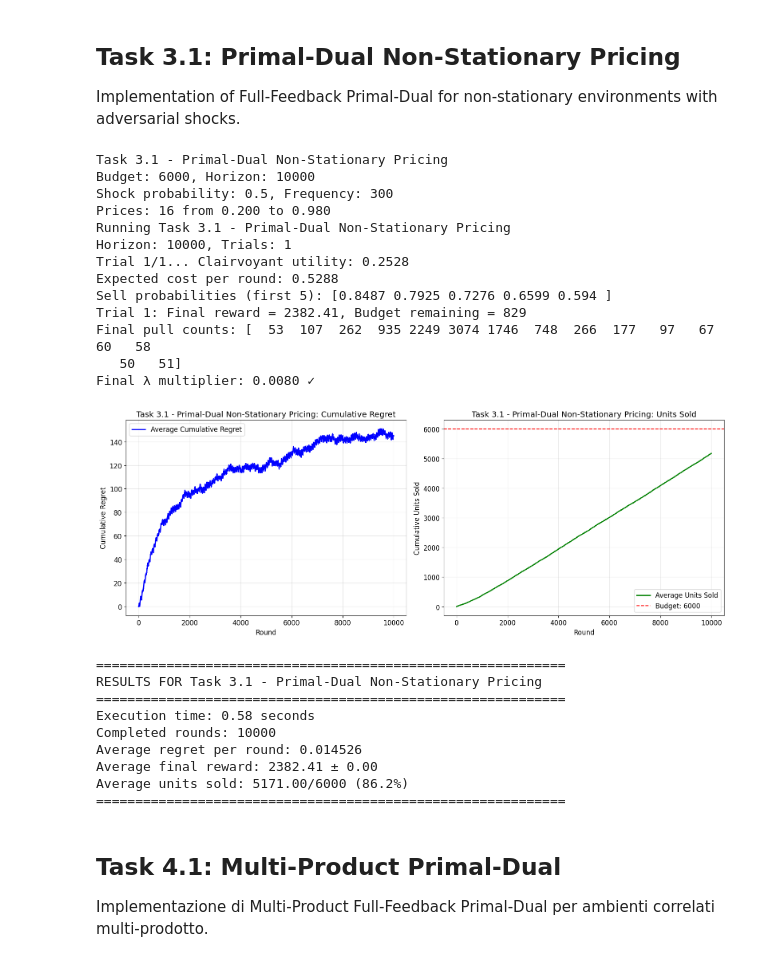
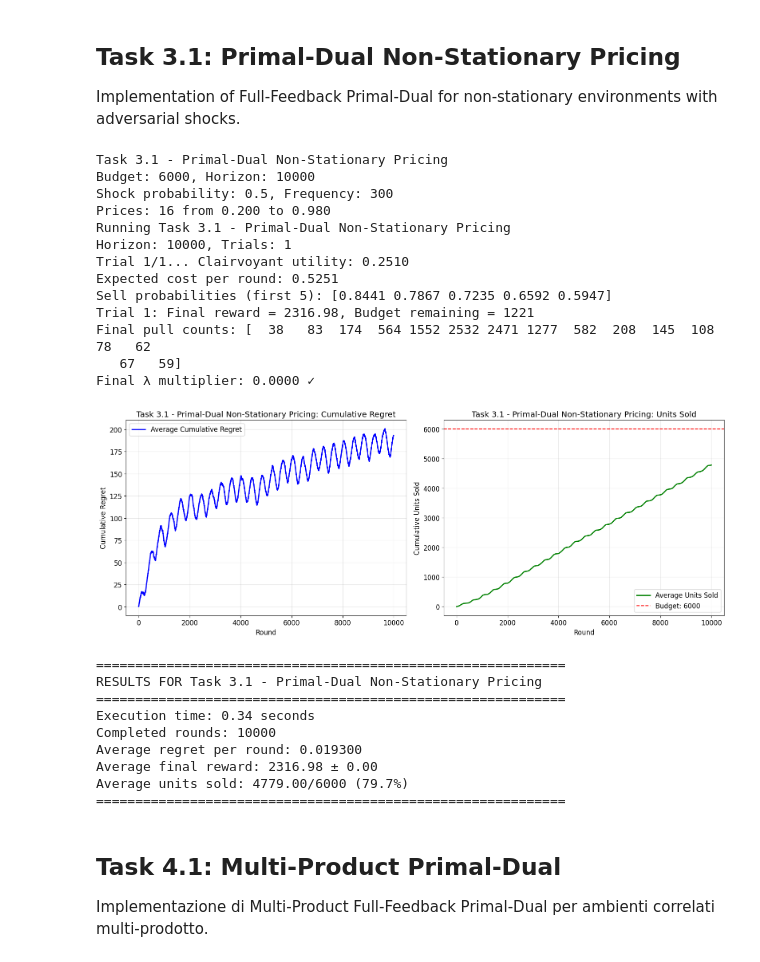
Before and after one commit to aceci0127/Online-Learning-Application-Group-Project, a Jupyter notebook: notebook.ipynb, the cells around one changed output. Drawn from its saved outputs; the diff is of its cells as text; code cells hidden in the pictures.

```diff
--- a/notebook.ipynb
+++ b/notebook.ipynb
@@ -340,8 +340,8 @@ class Task3_1_Runner(StandardExperimentRunner):
     def __init__(self, config: ExperimentConfig):
         super().__init__(config)
         self.prices = config.prices
-        self.shock_prob = 0.50
-        self.freq = 300
+        self.shock_prob = 0.0
+        self.freq = 50
 
     def create_environment(self, trial_seed: int):
         rng = np.random.RandomState(trial_seed)
@@ -353,7 +353,7 @@ class Task3_1_Runner(StandardExperimentRunner):
     def create_agent(self, trial_seed: int):
         rng = np.random.RandomState(trial_seed)
         eta = 1 / np.sqrt(self.config.horizon)
-        return FFPrimalDualPricingAgent(self.prices, self.config.horizon, self.config.budget, rng=rng, eta=eta)
+        return FFPrimalDualPricingAgent(self.prices, self.config.horizon, self.config.budget, eta=eta)
 
     def compute_clairvoyant_reward(self) -> float:
         """Compute clairvoyant reward - override for specific tasks"""
@@ -410,49 +410,49 @@ prices = create_default_prices()
 config = ExperimentConfig(
     task_name="Task 3.1 - Primal-Dual Non-Stationary Pricing",
     horizon=10_000,
     n_trials=1,
     seed=17,
     budget=6_000,
     prices=prices
 )
 
 print(f"Task 3.1 - Primal-Dual Non-Stationary Pricing")
 print(f"Budget: {config.budget}, Horizon: {config.horizon}")
 print(f"Shock probability: {0.50}, Frequency: {300}")
 print(f"Prices: {len(prices)} from {prices[0]:.3f} to {prices[-2]:.3f}")
 
 runner = Task3_1_Runner(config)
 result = runner.run_experiment()
 
 StandardPlotter.plot_experiment_results(result, show_units=True)
 
 analysis = StandardAnalyzer.analyze_results(result)
 StandardAnalyzer.print_analysis(result, analysis)
 
 task3_1_result = result
 # %% [output]
 Task 3.1 - Primal-Dual Non-Stationary Pricing
 Budget: 6000, Horizon: 10000
 Shock probability: 0.5, Frequency: 300
 Prices: 16 from 0.200 to 0.980
 Running Task 3.1 - Primal-Dual Non-Stationary Pricing
 Horizon: 10000, Trials: 1
-Trial 1/1... Clairvoyant utility: 0.2528
-Expected cost per round: 0.5288
-Sell probabilities (first 5): [0.8487 0.7925 0.7276 0.6599 0.594 ]
-Trial 1: Final reward = 2382.41, Budget remaining = 829
-Final pull counts: [  53  107  262  935 2249 3074 1746  748  266  177   97   67   60   58
-   50   51]
-Final λ multiplier: 0.0080 ✓
+Trial 1/1... Clairvoyant utility: 0.2510
+Expected cost per round: 0.5251
+Sell probabilities (first 5): [0.8441 0.7867 0.7235 0.6592 0.5947]
+Trial 1: Final reward = 2316.98, Budget remaining = 1221
+Final pull counts: [  38   83  174  564 1552 2532 2471 1277  582  208  145  108   78   62
+   67   59]
+Final λ multiplier: 0.0000 ✓
-[figure, old version]
+[figure, new version]
 ============================================================
 RESULTS FOR Task 3.1 - Primal-Dual Non-Stationary Pricing
 ============================================================
-Execution time: 0.58 seconds
+Execution time: 0.34 seconds
 Completed rounds: 10000
-Average regret per round: 0.014526
-Average final reward: 2382.41 ± 0.00
-Average units sold: 5171.00/6000 (86.2%)
+Average regret per round: 0.019300
+Average final reward: 2316.98 ± 0.00
+Average units sold: 4779.00/6000 (79.7%)
 ============================================================
 # %% [markdown]
 ## Task 4.1: Multi-Product Primal-Dual
```
Also changed, not shown: parts of 8 cells of this notebook, 1 other file.
